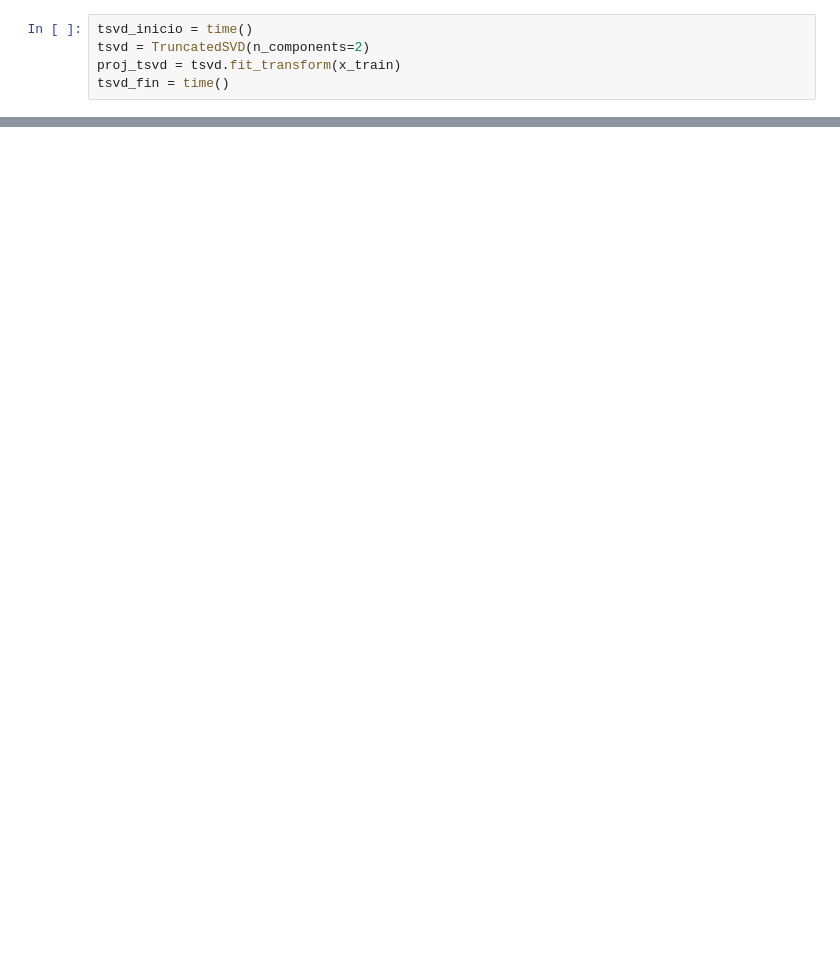
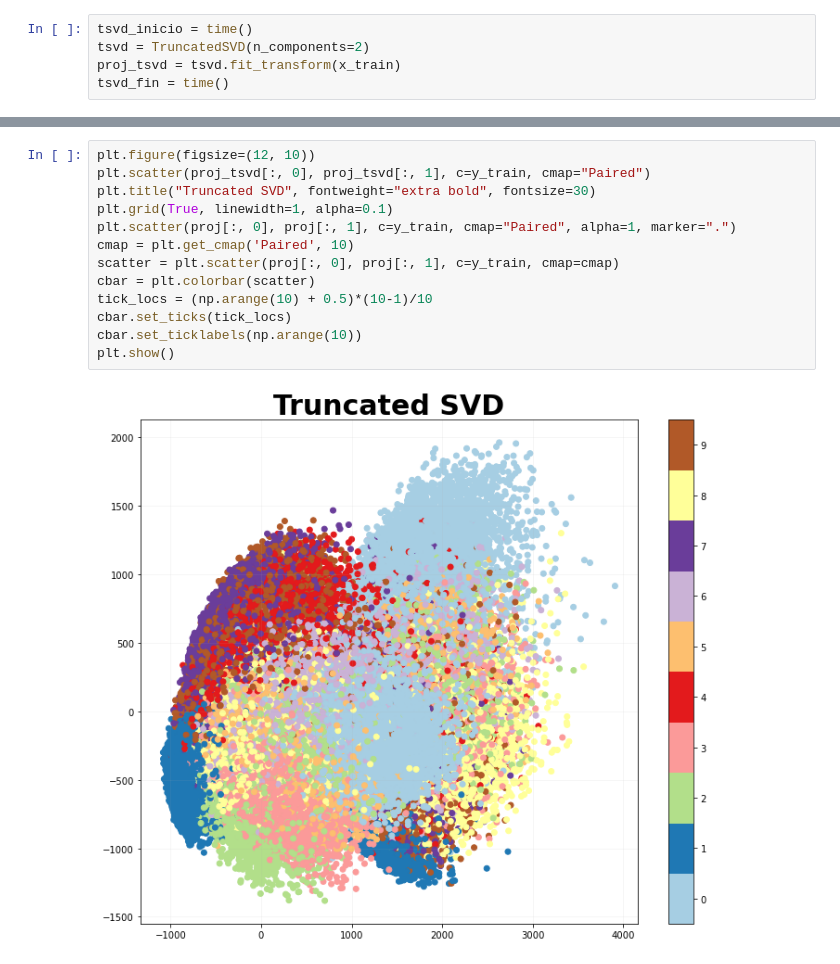
Before and after one commit to vicenteaguero/IMT1001-Data-Science-Project, a Jupyter notebook: Módulos/Análisis de la Base de Datos MNIST.ipynb, the cells around one changed output, grey strips where cells are left out. Cells and saved outputs as stored; diff of their text form; blank space fills up the shorter version.

```diff
--- a/Módulos/Análisis de la Base de Datos MNIST.ipynb
+++ b/Módulos/Análisis de la Base de Datos MNIST.ipynb
@@ -86,0 +77,15 @@ plt.show()
+# %%
+plt.figure(figsize=(12, 10))
+plt.scatter(proj_tsvd[:, 0], proj_tsvd[:, 1], c=y_train, cmap="Paired")
+plt.title("Truncated SVD", fontweight="extra bold", fontsize=30)
+plt.grid(True, linewidth=1, alpha=0.1)
+plt.scatter(proj[:, 0], proj[:, 1], c=y_train, cmap="Paired", alpha=1, marker=".")
+cmap = plt.get_cmap('Paired', 10)
+scatter = plt.scatter(proj[:, 0], proj[:, 1], c=y_train, cmap=cmap)
+cbar = plt.colorbar(scatter)
+tick_locs = (np.arange(10) + 0.5)*(10-1)/10
+cbar.set_ticks(tick_locs)
+cbar.set_ticklabels(np.arange(10))
+plt.show()
+# %% [output]
+[figure, added]
```
Also changed, not shown: parts of 8 cells of this notebook, 2 other files.
